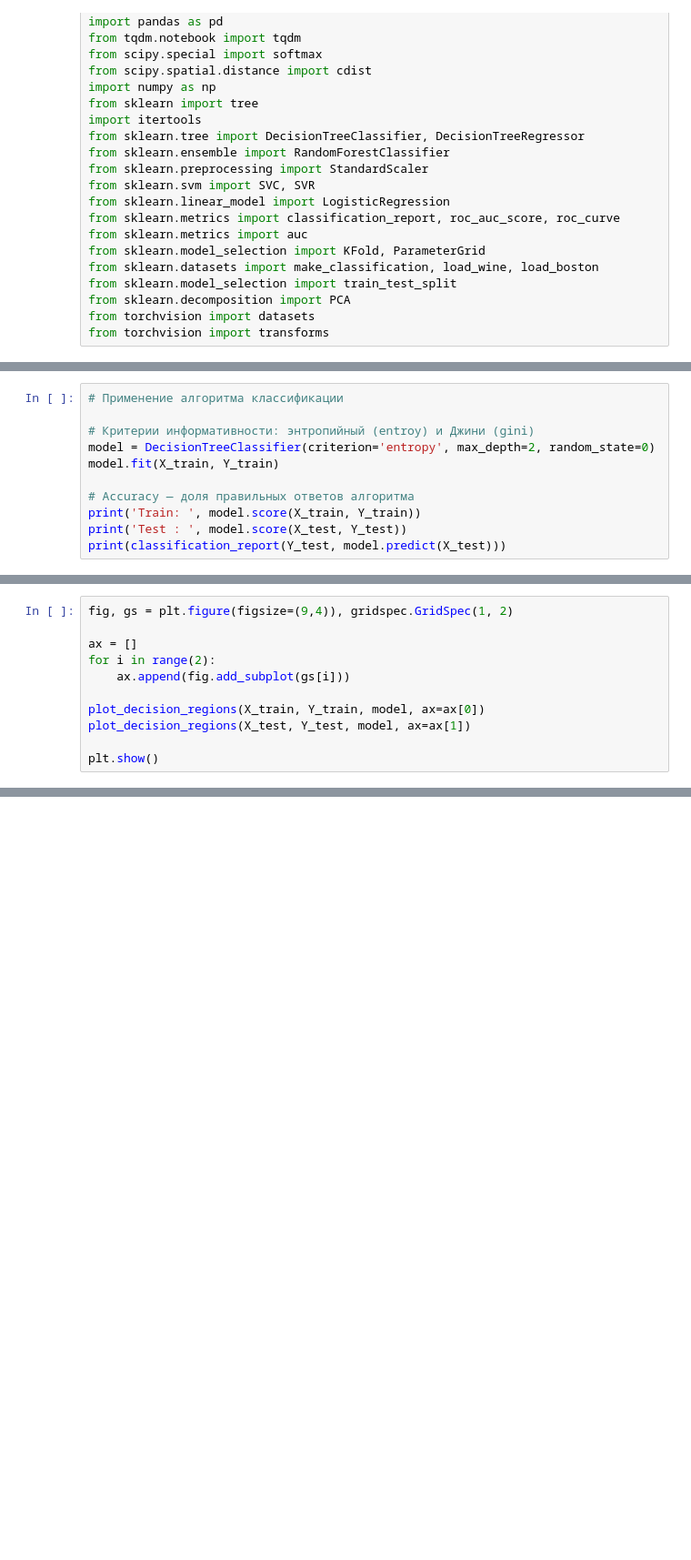
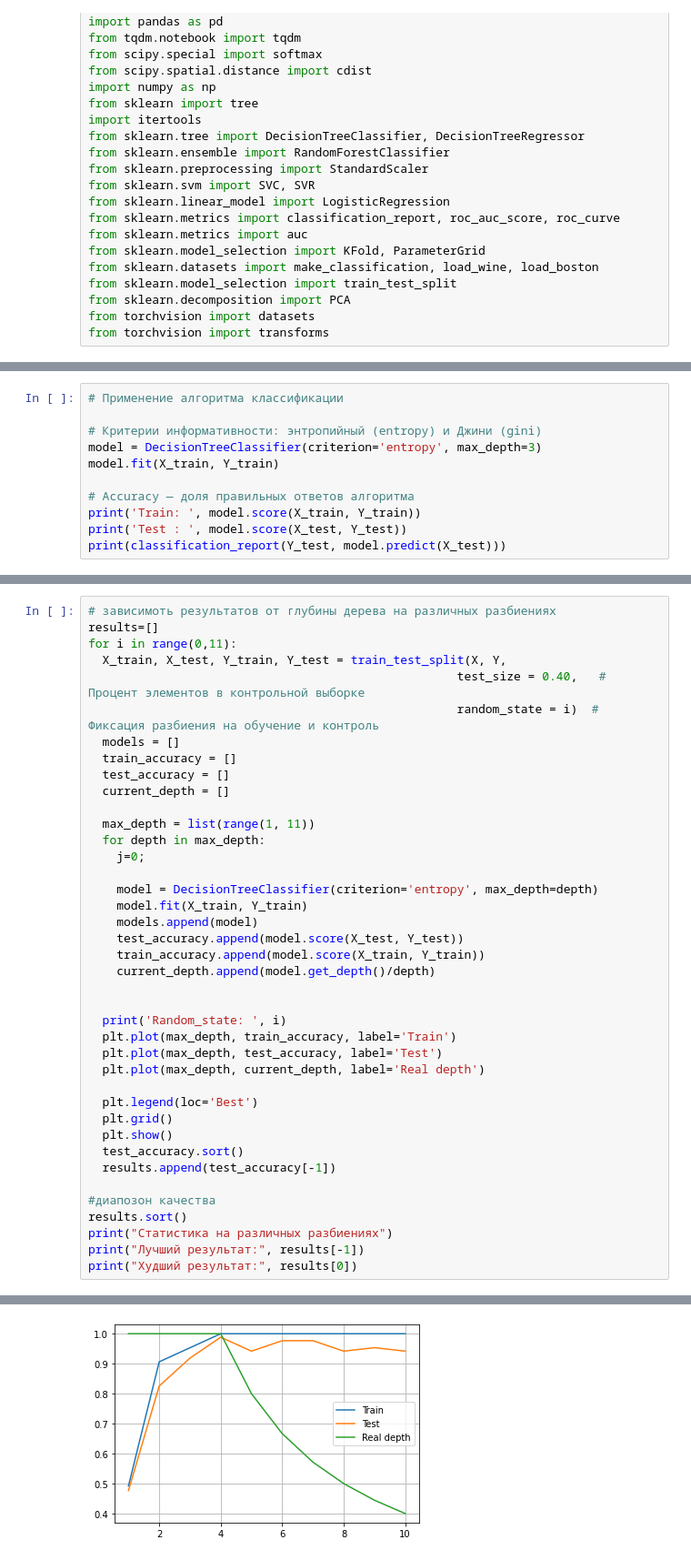
Before and after one commit to Dreammary0/Machine_learning, a Jupyter notebook: ММО 2022 - 2 Логические методы.ipynb, the cells around one changed output, grey strips where cells are left out. Shown at 91% size. Drawn from its saved outputs; the diff is of its cells as text; blank space fills up the shorter version.

```diff
--- a/ММО 2022 - 2 Логические методы.ipynb
+++ b/ММО 2022 - 2 Логические методы.ipynb
@@ -74,8 +83,8 @@ X_train, X_test, Y_train, Y_test = train_test_split(X, Y,
 # %%
 # Применение алгоритма классификации
 
-# Критерии информативности: энтропийный (entroy) и Джини (gini)
-model = DecisionTreeClassifier(criterion='entropy', max_depth=2, random_state=0)
+# Критерии информативности: энтропийный (entropy) и Джини (gini)
+model = DecisionTreeClassifier(criterion='entropy', max_depth=3)
 model.fit(X_train, Y_train)
 
 # Accuracy — доля правильных ответов алгоритма
@@ -96,11 +108,0 @@ weighted avg       0.98      0.98      0.98        50
-# %%
-fig, gs = plt.figure(figsize=(9,4)), gridspec.GridSpec(1, 2)
-
-ax = []
-for i in range(2):
-    ax.append(fig.add_subplot(gs[i]))
-
-plot_decision_regions(X_train, Y_train, model, ax=ax[0])
-plot_decision_regions(X_test, Y_test, model, ax=ax[1])
-
-plt.show()
@@ -108,0 +109,41 @@ plt.show()
+# %%
+# зависимоть результатов от глубины дерева на различных разбиениях
+results=[]
+for i in range(0,11):
+  X_train, X_test, Y_train, Y_test = train_test_split(X, Y,
+                                                    test_size = 0.40,   # Процент элементов в контрольной выборке
+                                                    random_state = i)  # Фиксация разбиения на обучение и контроль
+  models = []
+  train_accuracy = []
+  test_accuracy = []
+  current_depth = []
+
+  max_depth = list(range(1, 11))
+  for depth in max_depth:
+    j=0;
+
+    model = DecisionTreeClassifier(criterion='entropy', max_depth=depth)
+    model.fit(X_train, Y_train)
+    models.append(model)
+    test_accuracy.append(model.score(X_test, Y_test))
+    train_accuracy.append(model.score(X_train, Y_train))
+    current_depth.append(model.get_depth()/depth)
+
+
+  print('Random_state: ', i)
+  plt.plot(max_depth, train_accuracy, label='Train')
+  plt.plot(max_depth, test_accuracy, label='Test')
+  plt.plot(max_depth, current_depth, label='Real depth')
+
+  plt.legend(loc='Best')
+  plt.grid()
+  plt.show()
+  test_accuracy.sort()
+  results.append(test_accuracy[-1])
+
+#диапозон качества
+results.sort()
+print("Статистика на различных разбиениях")
+print("Лучший результат:", results[-1])
+print("Худший результат:", results[0])
+# %% [output]
@@ -108,0 +151 @@ plt.show()
+[figure, added]
```
Also changed, not shown: parts of 32 cells of this notebook, 2 other files.
